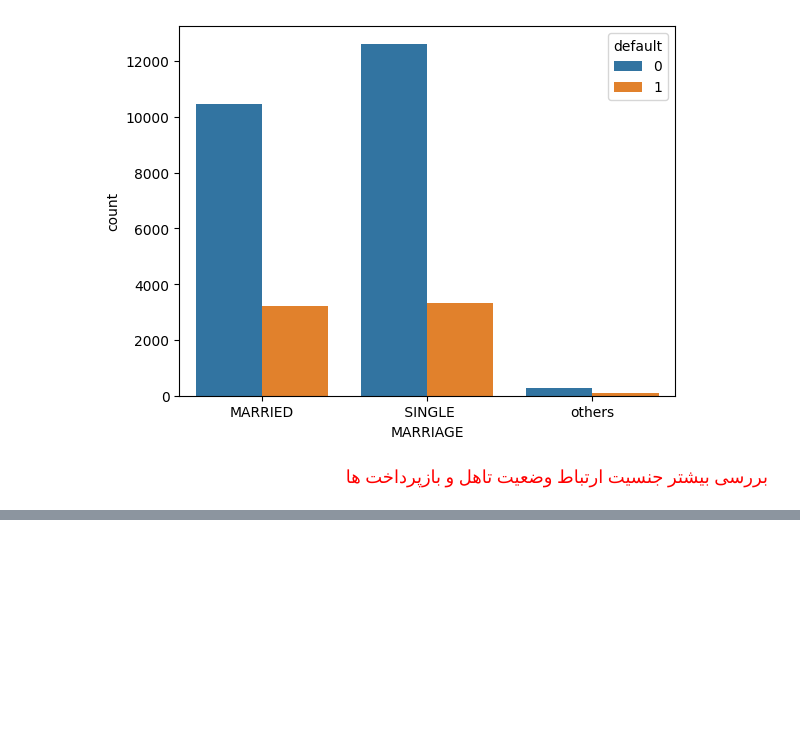
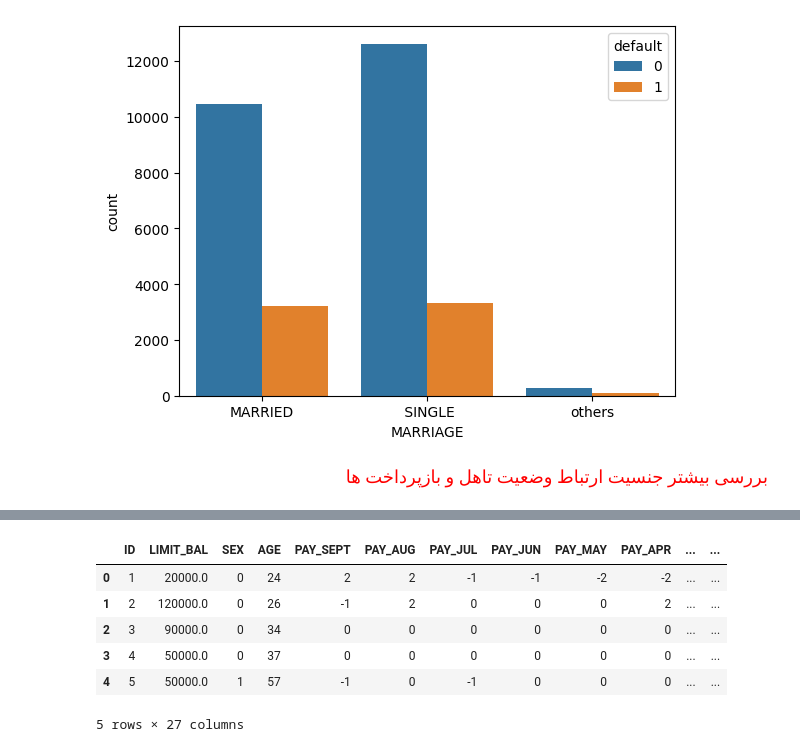
Before and after one commit to rzabhd80/credit-card-defult-detection, a Jupyter notebook: default_users.ipynb, the cells around one changed output, grey strips where cells are left out. Cells and saved outputs as stored; diff of their text form; code cells hidden in the pictures; blank space fills up the shorter version.

```diff
--- a/default_users.ipynb
+++ b/default_users.ipynb
@@ -372,0 +381,6 @@ result for MARRIED FEMALE is as follows : total number = 6610, default = 1861, p
+# %%
+dataFrame.replace({'SEX': {1 : 'MALE', 2 : 'FEMALE'}, 'EDUCATION' :
+    {1 : 'graduate school', 2 : 'university', 3 : 'high school', 4 : 'others'},
+    'MARRIAGE' : {1 : 'married', 2 : 'single', 3 : 'others'}},
+                  inplace = True)
+dataFrame.head()
@@ -372,0 +395,4 @@ result for MARRIED FEMALE is as follows : total number = 6610, default = 1861, p
+# %%
+labels = dataFrame["default"]
+dataFrame = dataFrame.drop(columns="default")
+dataFrame.head()
@@ -372,0 +440,5 @@ result for MARRIED FEMALE is as follows : total number = 6610, default = 1861, p
+# %%
+dataFrame.rename(columns={'PAY_0':'PAY_SEPT','PAY_2':'PAY_AUG','PAY_3':'PAY_JUL','PAY_4':'PAY_JUN','PAY_5':'PAY_MAY','PAY_6':'PAY_APR'},inplace=True)
+dataFrame.rename(columns={'BILL_AMT1':'BILL_AMT_SEPT','BILL_AMT2':'BILL_AMT_AUG','BILL_AMT3':'BILL_AMT_JUL','BILL_AMT4':'BILL_AMT_JUN','BILL_AMT5':'BILL_AMT_MAY','BILL_AMT6':'BILL_AMT_APR'}, inplace = True)
+dataFrame.rename(columns={'PAY_AMT1':'PAY_AMT_SEPT','PAY_AMT2':'PAY_AMT_AUG','PAY_AMT3':'PAY_AMT_JUL','PAY_AMT4':'PAY_AMT_JUN','PAY_AMT5':'PAY_AMT_MAY','PAY_AMT6':'PAY_AMT_APR'},inplace=True)
+dataFrame.head()
@@ -372,0 +453,21 @@ result for MARRIED FEMALE is as follows : total number = 6610, default = 1861, p
+# %%
+dataFrame_log_reg = dataFrame.copy()
+encoders_nums = {
+                 "SEX":{"FEMALE": 0, "MALE": 1}
+}
+dataFrame_log_reg = dataFrame.replace(encoders_nums)
+dataFrame_log_reg.drop("ID",inplace=True,axis=1)
+dataFrame_log_reg = pd.get_dummies(dataFrame,columns=['EDUCATION','MARRIAGE'])
+dataFrame_log_reg.drop(['EDUCATION_others','MARRIAGE_others'],axis = 1, inplace = True)
+dataFrame_log_reg = dataFrame_log_reg.replace({"SEX":{"FEMALE":0,"MALE":1}})
+dataFrame_log_reg.head()
+#had to store the education like this so we could assign a weight to each of them.
+#Additionally they had to be converted to float so we converted to boolean
+# %% [output]
+|  | ID | LIMIT_BAL | SEX | AGE | PAY_SEPT | PAY_AUG | PAY_JUL | PAY_JUN | PAY_MAY | PAY_APR | ... | ... |
+| 0 | 1 | 20000.0 | 0 | 24 | 2 | 2 | -1 | -1 | -2 | -2 | ... | ... |
+| 1 | 2 | 120000.0 | 0 | 26 | -1 | 2 | 0 | 0 | 0 | 2 | ... | ... |
+| 2 | 3 | 90000.0 | 0 | 34 | 0 | 0 | 0 | 0 | 0 | 0 | ... | ... |
+| 3 | 4 | 50000.0 | 0 | 37 | 0 | 0 | 0 | 0 | 0 | 0 | ... | ... |
+| 4 | 5 | 50000.0 | 1 | 57 | -1 | 0 | -1 | 0 | 0 | 0 | ... | ... |
+5 rows × 27 columns
```
Also changed, not shown: parts of 35 cells of this notebook, 3 other files.
